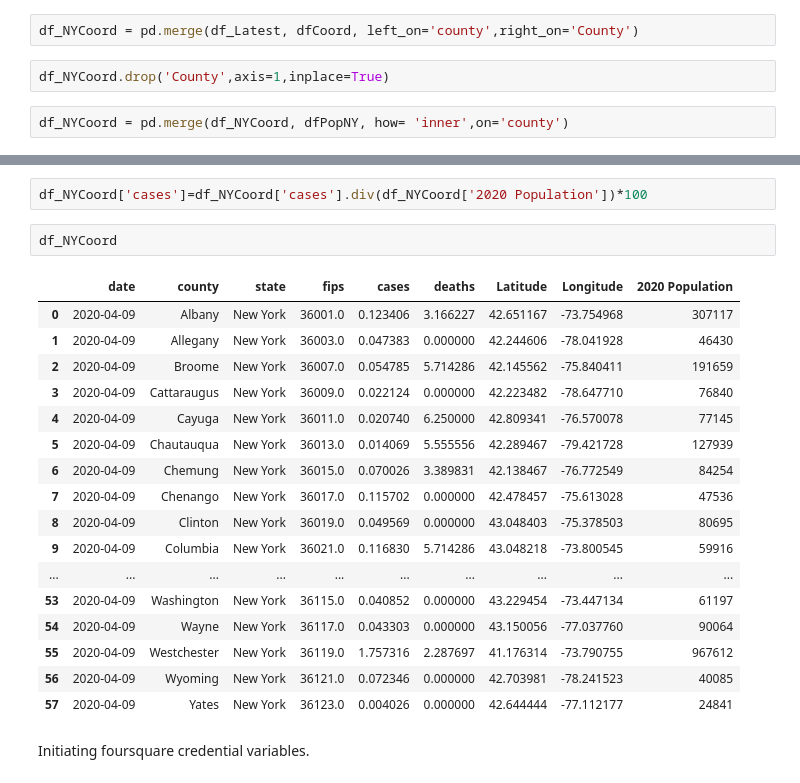
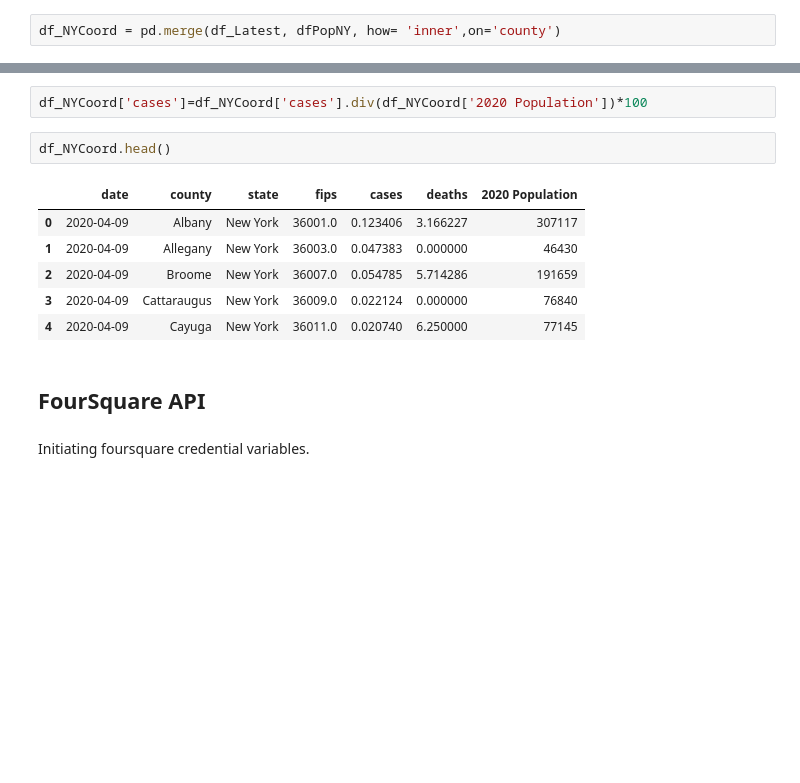
Before and after one commit to TasneemYou/Coursera_Capstone, a Jupyter notebook: The Battle of Neighborhoods.ipynb, the cells around one changed output, grey strips where cells are left out. Saved outputs shown, nothing was run; the diff lists cells and outputs as text; blank space fills up the shorter version.

```diff
--- a/The Battle of Neighborhoods.ipynb
+++ b/The Battle of Neighborhoods.ipynb
@@ -236,9 +169,5 @@ All the three dataframes above are joined on the column containing county name.
 # %%
-df_NYCoord = pd.merge(df_Latest, dfCoord, left_on='county',right_on='County')
+df_NYCoord = pd.merge(df_Latest, dfPopNY, how= 'inner',on='county')
-# %%
-df_NYCoord.drop('County',axis=1,inplace=True)
-# %%
-df_NYCoord = pd.merge(df_NYCoord, dfPopNY, how= 'inner',on='county')
 # %%
 df_NYCoord.columns
 # %% [output]
@@ -250,25 +181,16 @@ df_NYCoord['deaths']=df_NYCoord['deaths'].div(df_NYCoord['cases'])*100
 # %%
 df_NYCoord['cases']=df_NYCoord['cases'].div(df_NYCoord['2020 Population'])*100
 # %%
-df_NYCoord
+df_NYCoord.head()
 # %% [output]
-|  | date | county | state | fips | cases | deaths | Latitude | Longitude | 2020 Population |
-| 0 | 2020-04-09 | Albany | New York | 36001.0 | 0.123406 | 3.166227 | 42.651167 | -73.754968 | 307117 |
-| 1 | 2020-04-09 | Allegany | New York | 36003.0 | 0.047383 | 0.000000 | 42.244606 | -78.041928 | 46430 |
-| 2 | 2020-04-09 | Broome | New York | 36007.0 | 0.054785 | 5.714286 | 42.145562 | -75.840411 | 191659 |
-| 3 | 2020-04-09 | Cattaraugus | New York | 36009.0 | 0.022124 | 0.000000 | 42.223482 | -78.647710 | 76840 |
-| 4 | 2020-04-09 | Cayuga | New York | 36011.0 | 0.020740 | 6.250000 | 42.809341 | -76.570078 | 77145 |
-| 5 | 2020-04-09 | Chautauqua | New York | 36013.0 | 0.014069 | 5.555556 | 42.289467 | -79.421728 | 127939 |
-| 6 | 2020-04-09 | Chemung | New York | 36015.0 | 0.070026 | 3.389831 | 42.138467 | -76.772549 | 84254 |
-| 7 | 2020-04-09 | Chenango | New York | 36017.0 | 0.115702 | 0.000000 | 42.478457 | -75.613028 | 47536 |
-| 8 | 2020-04-09 | Clinton | New York | 36019.0 | 0.049569 | 0.000000 | 43.048403 | -75.378503 | 80695 |
-| 9 | 2020-04-09 | Columbia | New York | 36021.0 | 0.116830 | 5.714286 | 43.048218 | -73.800545 | 59916 |
-| ... | ... | ... | ... | ... | ... | ... | ... | ... | ... |
-| 53 | 2020-04-09 | Washington | New York | 36115.0 | 0.040852 | 0.000000 | 43.229454 | -73.447134 | 61197 |
-| 54 | 2020-04-09 | Wayne | New York | 36117.0 | 0.043303 | 0.000000 | 43.150056 | -77.037760 | 90064 |
-| 55 | 2020-04-09 | Westchester | New York | 36119.0 | 1.757316 | 2.287697 | 41.176314 | -73.790755 | 967612 |
-| 56 | 2020-04-09 | Wyoming | New York | 36121.0 | 0.072346 | 0.000000 | 42.703981 | -78.241523 | 40085 |
-| 57 | 2020-04-09 | Yates | New York | 36123.0 | 0.004026 | 0.000000 | 42.644444 | -77.112177 | 24841 |
+|  | date | county | state | fips | cases | deaths | 2020 Population |
+| 0 | 2020-04-09 | Albany | New York | 36001.0 | 0.123406 | 3.166227 | 307117 |
+| 1 | 2020-04-09 | Allegany | New York | 36003.0 | 0.047383 | 0.000000 | 46430 |
+| 2 | 2020-04-09 | Broome | New York | 36007.0 | 0.054785 | 5.714286 | 191659 |
+| 3 | 2020-04-09 | Cattaraugus | New York | 36009.0 | 0.022124 | 0.000000 | 76840 |
+| 4 | 2020-04-09 | Cayuga | New York | 36011.0 | 0.020740 | 6.250000 | 77145 |
+# %% [markdown]
+## __FourSquare API__
 # %% [markdown]
 Initiating foursquare credential variables.
 # %%
```
Also changed, not shown: parts of 69 cells of this notebook.
